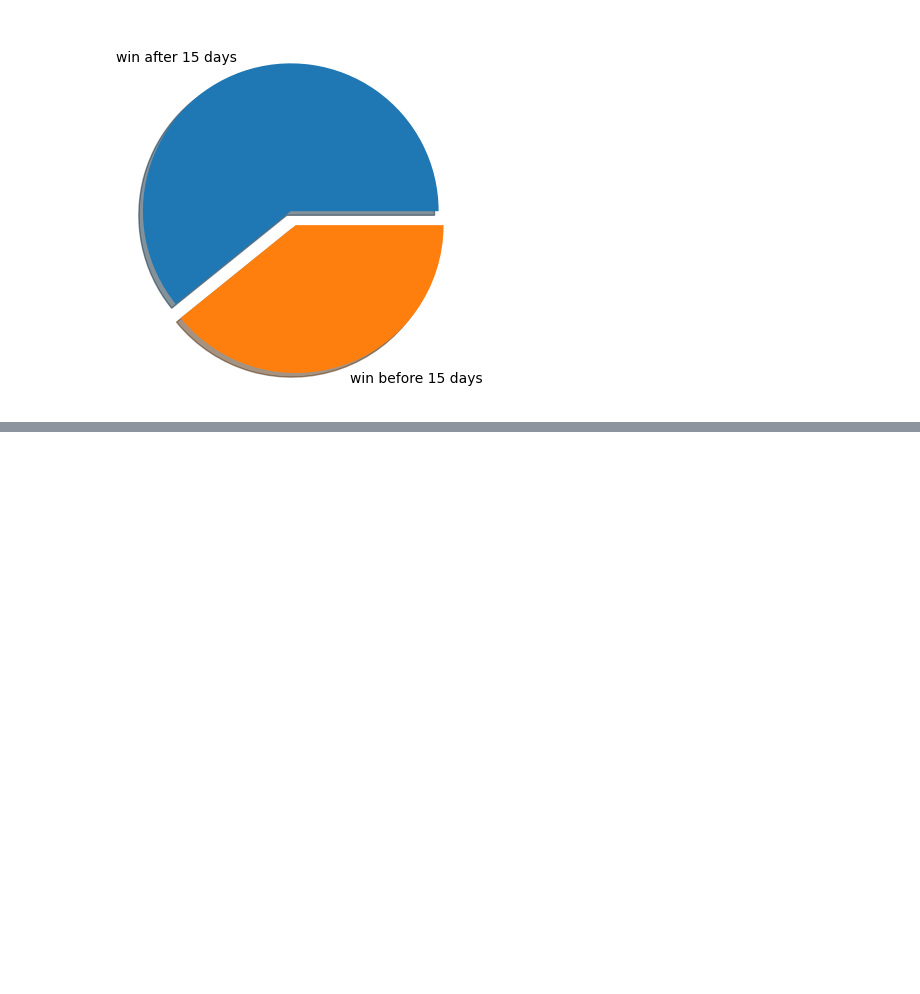
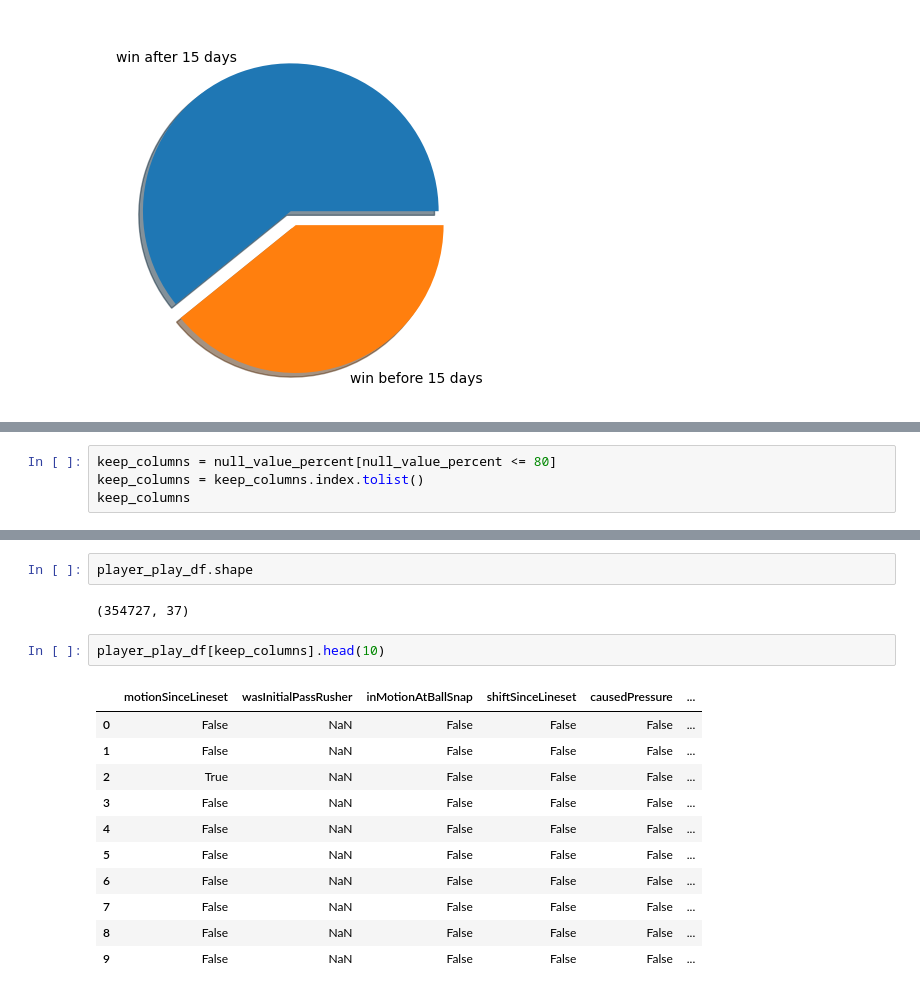
Before and after one commit to Aaryanshah428/NFL-Data-Analysis, a Jupyter notebook: analysis.ipynb, the cells around one changed output, grey strips where cells are left out. Drawn from its saved outputs; the diff is of its cells as text; blank space fills up the shorter version.

```diff
--- a/analysis.ipynb
+++ b/analysis.ipynb
@@ -482,0 +610,4 @@ plt.show()
+# %%
+keep_columns = null_value_percent[null_value_percent <= 80]
+keep_columns = keep_columns.index.tolist()
+keep_columns
@@ -482,0 +662,18 @@ plt.show()
+# %%
+player_play_df.shape
+# %% [output]
+(354727, 37)
+# %%
+player_play_df[keep_columns].head(10)
+# %% [output]
+|  | motionSinceLineset | wasInitialPassRusher | inMotionAtBallSnap | shiftSinceLineset | causedPressure | ... |
+| 0 | False | NaN | False | False | False | ... |
+| 1 | False | NaN | False | False | False | ... |
+| 2 | True | NaN | False | False | False | ... |
+| 3 | False | NaN | False | False | False | ... |
+| 4 | False | NaN | False | False | False | ... |
+| 5 | False | NaN | False | False | False | ... |
+| 6 | False | NaN | False | False | False | ... |
+| 7 | False | NaN | False | False | False | ... |
+| 8 | False | NaN | False | False | False | ... |
+| 9 | False | NaN | False | False | False | ... |
```
Also changed, not shown: parts of 28 cells of this notebook.
